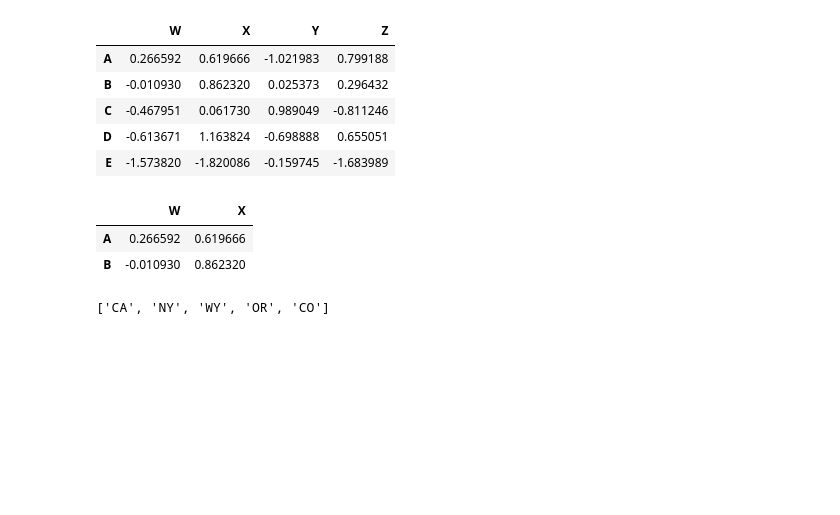
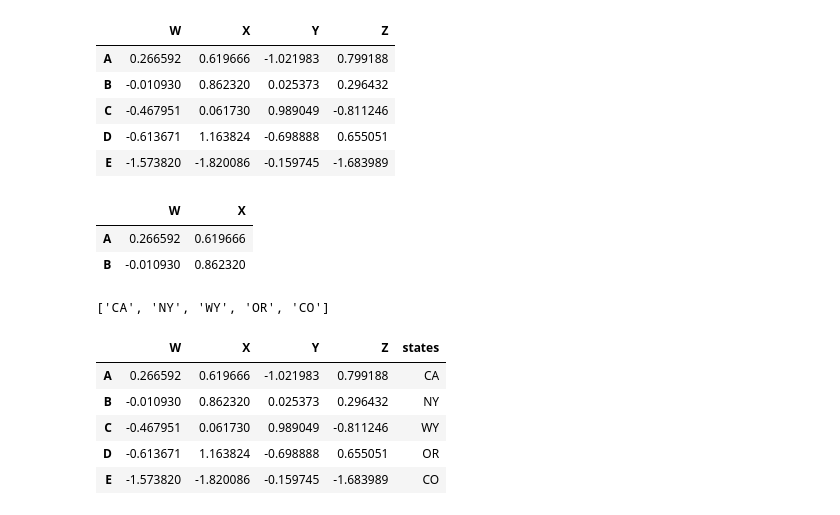
Before and after one commit to Kunal453/ml_with_python, a Jupyter notebook: Pandas.ipynb, the cells around one changed output. Drawn from its saved outputs; the diff is of its cells as text; code cells hidden in the pictures; blank space fills up the shorter version.

```diff
--- a/Pandas.ipynb
+++ b/Pandas.ipynb
@@ -283,3 +285,14 @@ newmind = 'CA NY WY OR CO'.split()
 newmind
 # %% [output]
 ['CA', 'NY', 'WY', 'OR', 'CO']
+# %%
+my_df1['states'] = newmind
+# %%
+my_df1
+# %% [output]
+|  | W | X | Y | Z | states |
+| A | 0.266592 | 0.619666 | -1.021983 | 0.799188 | CA |
+| B | -0.010930 | 0.862320 | 0.025373 | 0.296432 | NY |
+| C | -0.467951 | 0.061730 | 0.989049 | -0.811246 | WY |
+| D | -0.613671 | 1.163824 | -0.698888 | 0.655051 | OR |
+| E | -1.573820 | -1.820086 | -0.159745 | -1.683989 | CO |
```
Also changed, not shown: parts of 25 cells of this notebook.
